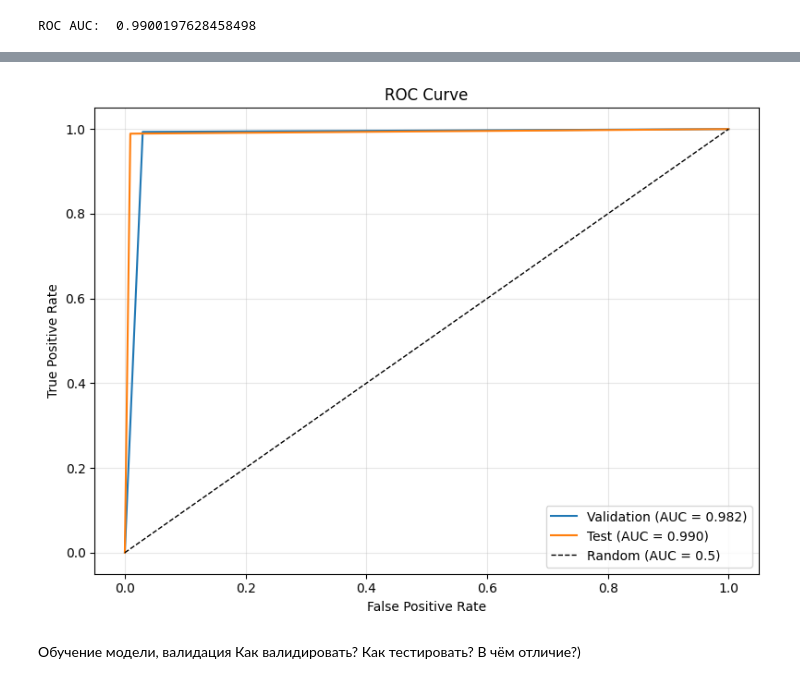
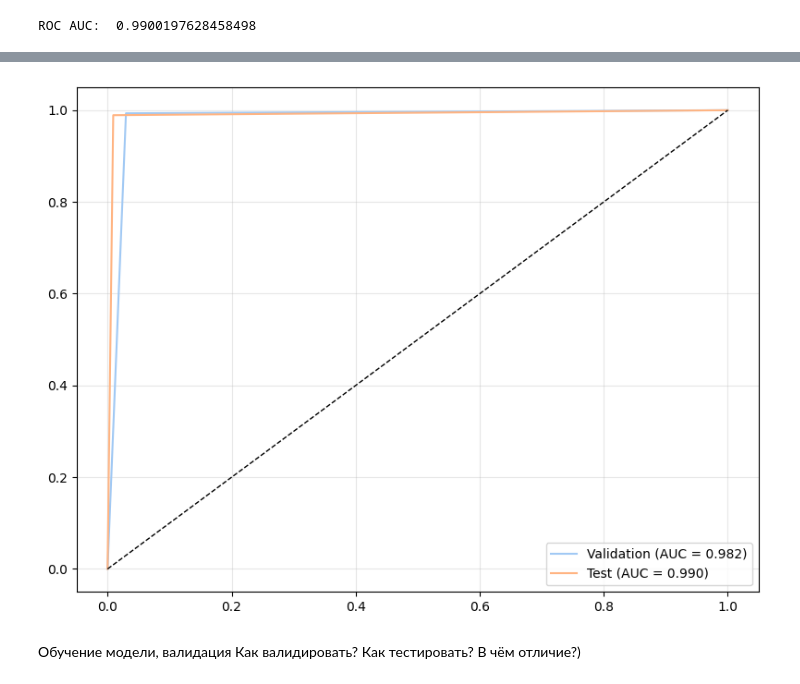
Before and after one commit to Yoshigonnawin/credit_scoring, a Jupyter notebook: Train_model.ipynb, the cells around one changed output, grey strips where cells are left out. Saved outputs shown, nothing was run; the diff lists cells and outputs as text; code cells hidden in the pictures.

```diff
--- a/Train_model.ipynb
+++ b/Train_model.ipynb
@@ -279,41 +255,35 @@ plt.grid()
 # %%
 import matplotlib.pyplot as plt
 import seaborn as sns
 from sklearn.metrics import roc_curve, auc
 
-# Правильная инициализация фигуры
-fig, ax = plt.subplots(figsize=(8, 6))
+fig = plt.figure(figsize=(8, 6))
 
-# Вычисляем ROC кривые
+
 valid_fpr, valid_tpr, _ = roc_curve(valid_target.to_list(), p_v)
 test_fpr, test_tpr, _ = roc_curve(test_target.to_list(), p_t)
 
 # Вычисляем AUC для отображения в легенде
 valid_auc = auc(valid_fpr, valid_tpr)
 test_auc = auc(test_fpr, test_tpr)
 
 # Устанавливаем палитру
 sns.set_palette("pastel")
 
-sns.lineplot(
-    x=valid_fpr, y=valid_tpr, label=f"Validation (AUC = {valid_auc:.3f})", ax=ax
-)
-sns.lineplot(x=test_fpr, y=test_tpr, label=f"Test (AUC = {test_auc:.3f})", ax=ax)
+sns.lineplot(x=valid_fpr, y=valid_tpr, label=f"Validation (AUC = {valid_auc:.3f})")
+sns.lineplot(x=test_fpr, y=test_tpr, label=f"Test (AUC = {test_auc:.3f})")
 
 # Добавляем диагональную линию (случайный классификатор)
-ax.plot([0, 1], [0, 1], "k--", lw=1, label="Random (AUC = 0.5)")
+plt.plot([0, 1], [0, 1], "k--", lw=1, label="Random (AUC = 0.5)")
 
 # Настройки графика
-ax.set_xlabel("False Positive Rate")
-ax.set_ylabel("True Positive Rate")
-ax.set_title("ROC Curve")
-ax.legend(loc="lower right")
-ax.grid(True, alpha=0.3)
+
+plt.grid(True, alpha=0.3)
 
 plt.tight_layout()
 plt.show()
 # %% [output]
-[figure, old version]
+[figure, new version]
 # %% [markdown]
 Обучение модели, валидация
 Как валидировать? Как тестировать? В чём отличие?)
```
Also changed, not shown: parts of 28 cells of this notebook.
